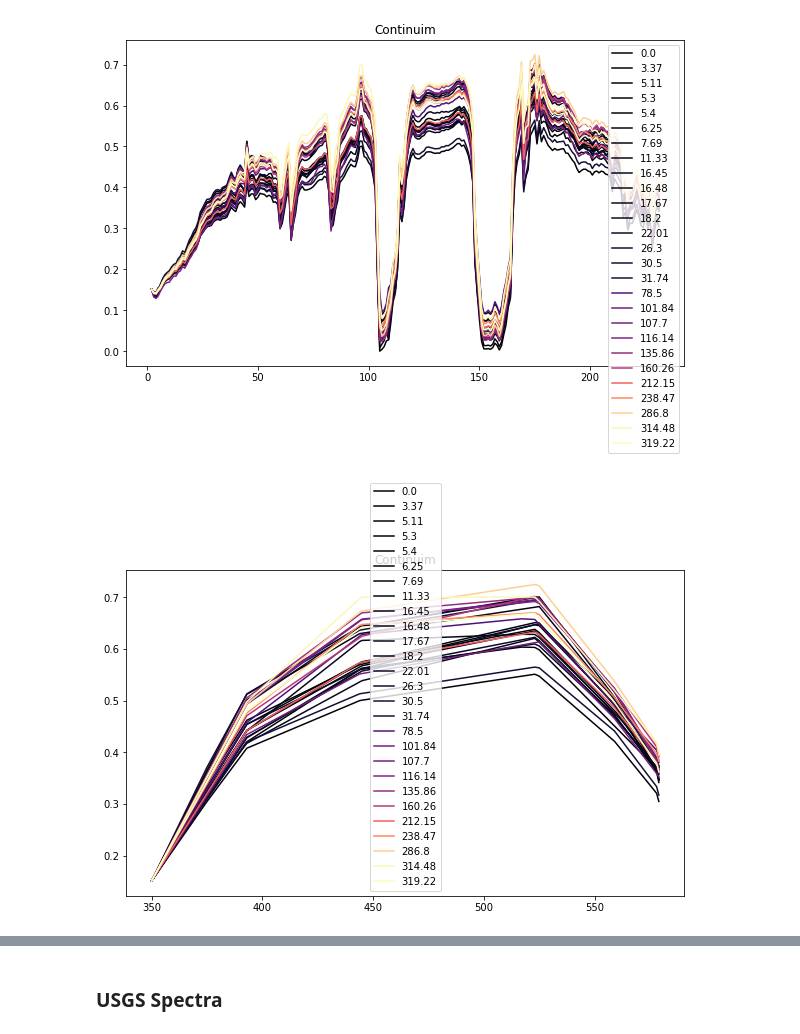
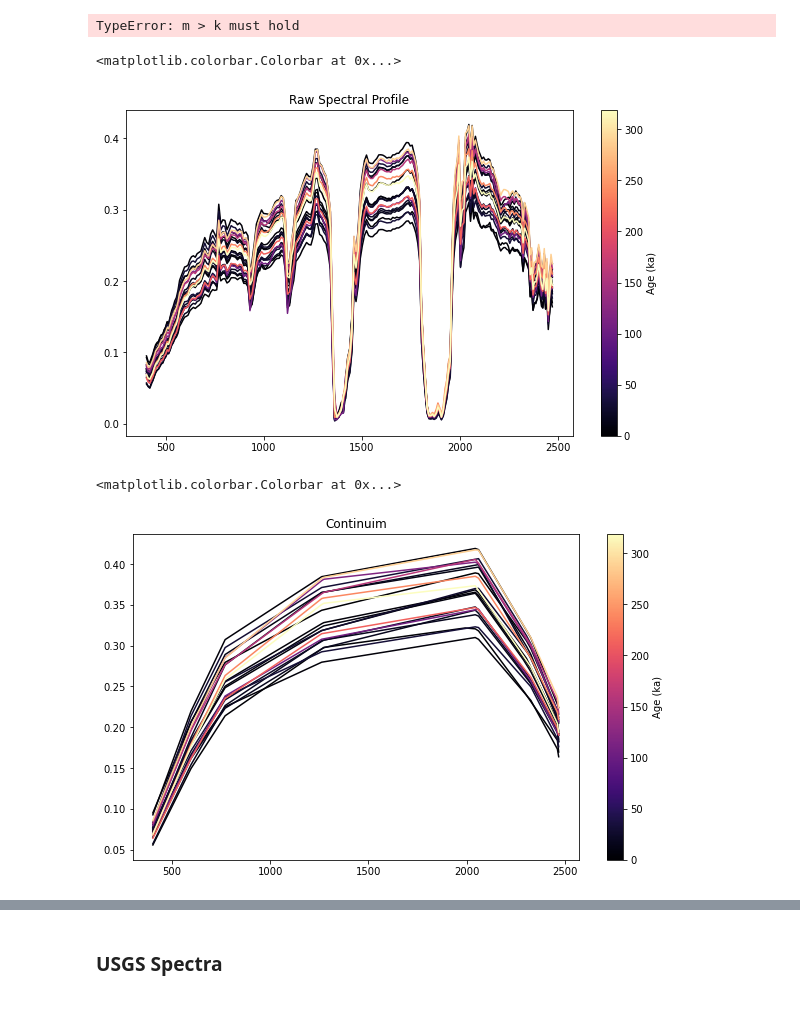
Before and after one commit to henrytcrawford/MSc_scripts_Aconquija, a Jupyter notebook: spectra/hull_removal.ipynb, the cells around one changed output, grey strips where cells are left out. Drawn from its saved outputs; the diff is of its cells as text; code cells hidden in the pictures.

```diff
--- a/spectra/hull_removal.ipynb
+++ b/spectra/hull_removal.ipynb
@@ -70,14 +9,0 @@ array([0.1510222814212152, 0.13757763930793798, 0.1359140910276928,
-# %%
-df = pd.read_csv(r'c:\Users\htccr\Documents\Aconquija\Terraspec\spec_libs\terraspec.csv')
-nm = np.round(df["nm"],1).tolist()
-df = df.drop(['nm'], axis=1)
-names = df.columns.tolist()
-
-n = len(names)
-
-for i in range(n):
-    sample = np.array(df.iloc[:, i])
-    sample_name = names[i]
-    to_save = pd.DataFrame(nm)
-    to_save.insert(1, '{}'.format(sample_name), sample, False)
-    save_sample.to_csv('terraspec_profiles/{}_ka.txt'.format(sample_name), sep='\t', index=False, header = None)
@@ -86,10 +9,0 @@ NameError: name 'save_sample' is not defined
-# %%
-# convert contium data to pandas, save as .csv
-n = len(names)
-
-for i in range(n):
-    save_sample = pd.Dataframe(nm)
-    y = pd.DataFrame(df.iloc[:, i])
-    save_sample.columns = [names[i]]
-    save_sample.to_csv('terrspec_continuum.csv', index=False, header = True) # save to files
-    save_sample.to_csv('10Feb2021/xgboost.txt', sep='\t', index=False)
@@ -110,15 +92,15 @@ for i in range(n):
 # %%
 # remove continum for each spectral profile
 
-df_list = df.T.values.tolist()
-n = len(names)
-df_crs = []
+data_list = data.values.tolist()
+n = len(age)
+data_crs = []
 
 for i in range(n):
-    crs = spectro.convex_hull_removal(df_list[i], nm)
-    df_crs.append(crs)
+    crs = spectro.convex_hull_removal(data_list[i], nm_names)
+    data_crs.append(crs)
 
-y=np.array(df_crs, dtype = list)
+y=np.array(data_crs, dtype = list)
 
 # store values
 crs = []
@@ -133,27 +115,30 @@ for i in range(n):
     crs.append(crs_vals)
     cx.append(cx_vals)
     cy.append(cy_vals)
+# %% [output]
+TypeError: m > k must hold
 # %%
 # plot continums
-names = np.array(names).astype(float)
-norm = plt.Normalize(vmin=min(names), vmax=max(names))
+norm = plt.Normalize(vmin=min(age), vmax=max(age))
 
 plt.figure(figsize = (10,6))
 for i in range(n):
-    plt.plot(df.T.iloc[i], label = names[i],  color=plt.cm.magma(norm(names[i])))
-    plt.title('Continuim')
-    plt.legend()
+    plt.plot(nm_names, data.iloc[i], label = age[i],  color=plt.cm.magma(norm(age[i])))
+    plt.title('Raw Spectral Profile')
+plt.colorbar(plt.cm.ScalarMappable(norm=norm, cmap=plt.cm.magma), label = 'Age (ka)')
 # %% [output]
+<matplotlib.colorbar.Colorbar at 0x...>
-[figure, old version]
+[figure, new version]
 # %%
 # plot continums
 plt.figure(figsize = (10,6))
 for i in range(n):
-    plt.plot(cx[i],cy[i], label = names[i], color=plt.cm.magma(norm(names[i])))
+    plt.plot(cx[i],cy[i], label = age[i], color=plt.cm.magma(norm(age[i])))
     plt.title('Continuim')
-    plt.legend()
+plt.colorbar(plt.cm.ScalarMappable(norm=norm, cmap=plt.cm.magma), label = 'Age (ka)')
 # %% [output]
+<matplotlib.colorbar.Colorbar at 0x...>
-[figure, old version]
+[figure, new version]
 # %%
 # plot continum removed spectra
 plt.figure(figsize = (10,6))
```
Also changed, not shown: parts of 24 cells of this notebook, 33 other files.
